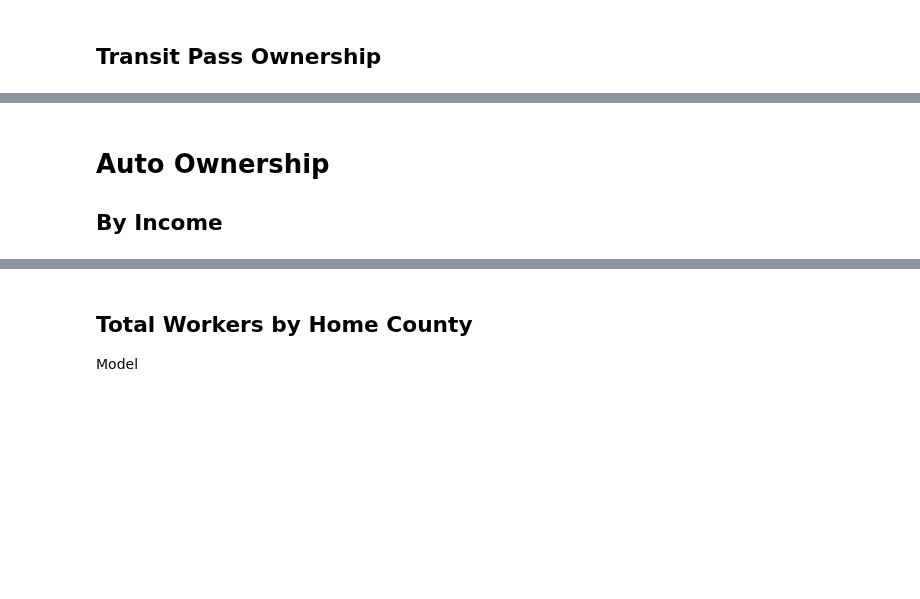
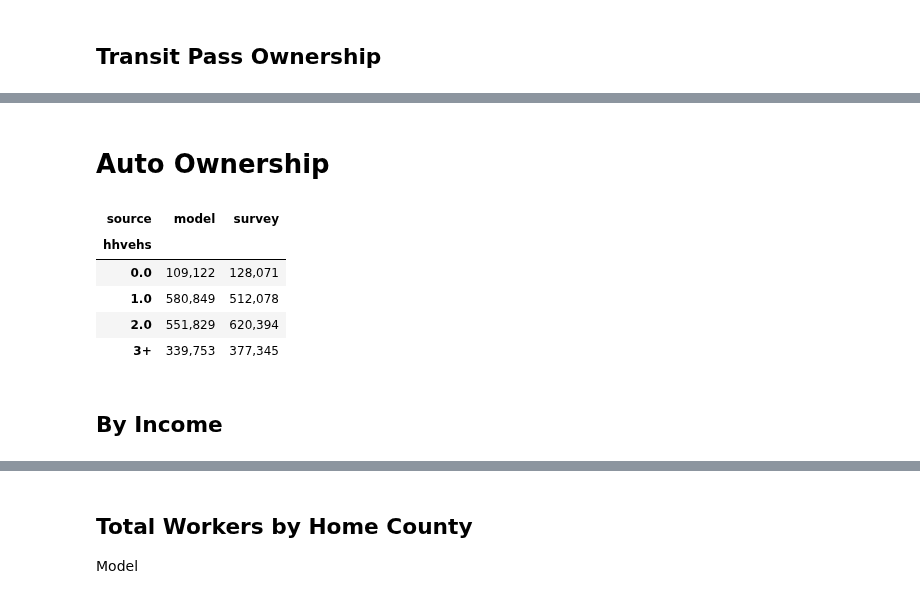
Before and after one commit to psrc/soundcast, a Jupyter notebook: scripts/summarize/notebooks/validation_daysim.ipynb, the cells around one changed output, grey strips where cells are left out. Cells and saved outputs as stored; diff of their text form; code cells hidden in the pictures; blank space fills up the shorter version.

Commit message:
adding auto ownership totals table

```diff
--- a/scripts/summarize/notebooks/validation_daysim.ipynb
+++ b/scripts/summarize/notebooks/validation_daysim.ipynb
@@ -158,6 +158,18 @@ pd.pivot_table(df[df['ptpass']==1],
 # %% [markdown]
 # Auto Ownership
-## By Income
+# %%
+df = load_data('auto_ownership')
+df.loc[df['hhvehs'] >= 3, 'hhvehs'] = '3+'
+df.pivot_table(index='hhvehs', columns='source', aggfunc='sum', values='hhexpfac')
+# %% [output]
+| source | model | survey |
+| hhvehs |  |  |
+| 0.0 | 109,122 | 128,071 |
+| 1.0 | 580,849 | 512,078 |
+| 2.0 | 551,829 | 620,394 |
+| 3+ | 339,753 | 377,345 |
+# %% [markdown]
+## By Income
 # %%
 df = load_data('auto_ownership')
 
```
Also changed, not shown: parts of 10 cells of this notebook.
